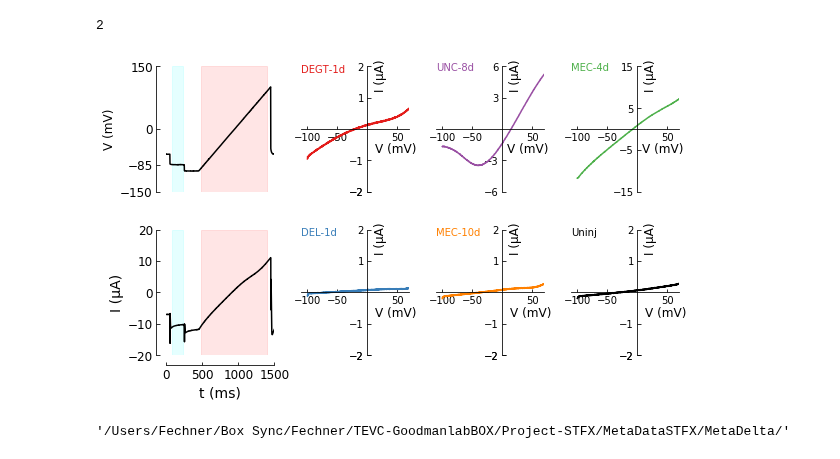
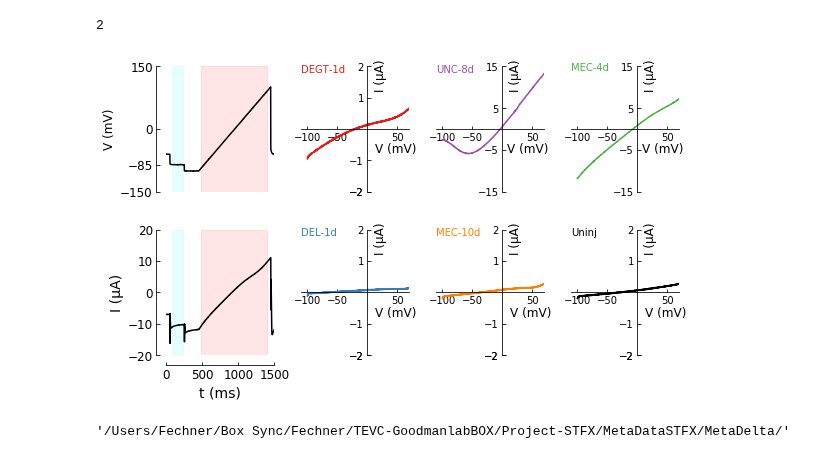
Before and after one commit to sfechner/JupyterNotebooksDEGENaCPharm, a Jupyter notebook: IV-curves-For-pharmacology-Manuscript.ipynb, the cells around one changed output. Cells and saved outputs as stored; diff of their text form; code cells hidden in the pictures.

```diff
--- a/IV-curves-For-pharmacology-Manuscript.ipynb
+++ b/IV-curves-For-pharmacology-Manuscript.ipynb
@@ -86,7 +86,8 @@ print(filedir)
 #mg419 = M4d (A713T)
 mg419frog = 'STFX075'#'STFX073'
 mg419RecNr = '006' #'021'
-mg419Series = 8-1 #it's actially the group from heka
+mg419Series = 8-1 #it's actially the group from heka (-1 is python convention). It calculates the serires automatically from meta data sheet
+
 #STFX075006
 #STFX073021 - group 17  voltage clamp errors
 
@@ -98,9 +99,14 @@ mg418Series = 19-1
 #STFX034061 mean: -7.29E-07; Vrev: -2.02E-02
 
 #pTL69 = U8d (XXXX) #STFX071-029 nice recording UNC-8d pTL69 meanStart: -1.90E-06
-pTL69frog = 'STFX071'
-pTL69RecNr = '029'
-pTL69Series = 11-1
+# pTL69frog = 'STFX071'
+# pTL69RecNr = '029'
+# pTL69Series = 11-1
+
+pTL69frog = 'STFX075'
+pTL69RecNr = '012'
+pTL69Series = 20-1
+
 
 #mg512 = MEC-10d (A673V) #STFX071-029 nice recording UNC-8d pTL69 meanStart: -1.90E-06
 mg512frog = 'STFX041'
@@ -440,7 +450,7 @@ ax2.text(-110, 14, 'MEC-4d', color=colorM4)
 
 ##### AXIS 3####
 #### UNC-8
-ax3.set_ylim([-6,6])
+ax3.set_ylim([-15,15])
 ax3.spines['right'].set_visible(False)                                  # no spine at the right
 ax3.spines['top'].set_visible(False)                                     # no spine at the top
 ax3.yaxis.set_ticks_position('left')                                     # ticks at the left
@@ -456,14 +466,14 @@ ax3.get_xaxis().set_tick_params(direction='in')
 #ax3.set_xticklabels(["MEC-4d","UNC-8d","DEGT-1d","uninjected"],rotation=30)
 ax3.set_xlim([-110,70])
 ax3.set_xticks([-100,-50,50])
-ax3.set_yticks([-6,-3,3,6])
+ax3.set_yticks([-15,-5,5,15])
 ax3.set_xlabel('V (mV)',fontsize=12)
 ax3.set_ylabel('I (µA)',fontsize=12)
 ax3.xaxis.set_label_coords(0.85,0.39)
 ax3.yaxis.set_label_coords(0.79,0.93)
 ax3.tick_params(axis='both', which='major', labelsize=10)
 #ax3.legend(bbox_to_anchor=(0.4, 0.3, 0.11, 0.78),frameon=False)
-ax3.text(-110, 5.6, 'UNC-8d', color=colorU8)
+ax3.text(-110, 13.6, 'UNC-8d', color=colorU8)
 
 
 ##### AXIS 4####
@@ -584,6 +594,6 @@ plt.savefig(filedirManuscript+"Fig1-NaGlu-RepresentativeTraces"+'.pdf')
 plt.show()
 # %% [output]
-[figure, old version]
+[figure, new version]
 # %%
 filedir
 # %% [output]
```
Also changed, not shown: parts of 4 cells of this notebook, 1 other file.
